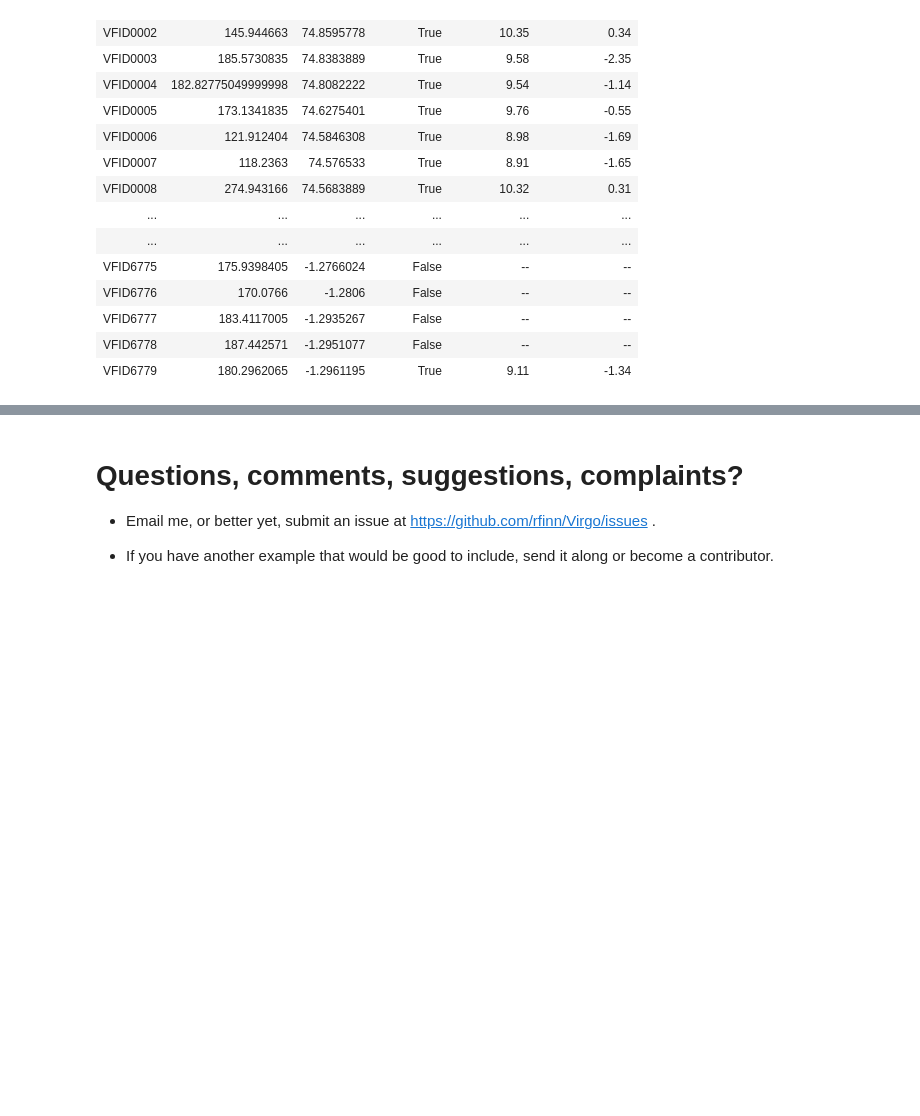
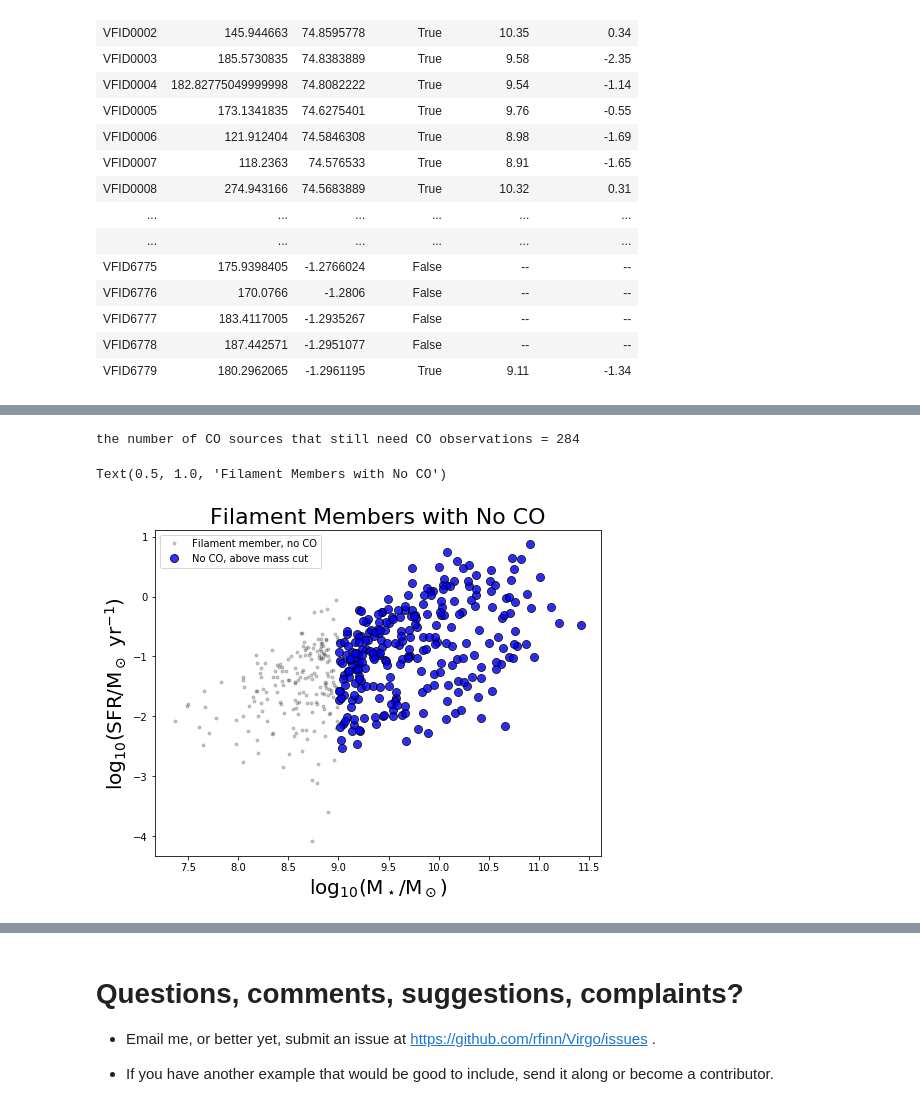
Before and after one commit to rfinn/Virgo, a Jupyter notebook: notebooks/using-vf-catalogs.ipynb, the cells around one changed output, grey strips where cells are left out. Drawn from its saved outputs; the diff is of its cells as text; code cells hidden in the pictures; blank space fills up the shorter version.

Commit message:
updates for filament memb no CO

```diff
--- a/notebooks/using-vf-catalogs.ipynb
+++ b/notebooks/using-vf-catalogs.ipynb
@@ -458,0 +466,26 @@ newtab.write(plotdir+'test_table.fits',format='fits',overwrite=True)
+# %%
+# CO flag is false, z0MGS is true, and stellar mass > 9
+noCOflag = ~v.main['COflag'] & v.main['Z0MGSflag'] & v.env['filament_member']
+noCOmassflag  = noCOflag &  (v.z0mgs['logmass'] > 9.)
+print('the number of CO sources that still need CO observations = {}'.format(np.sum(noCOmassflag)))
+# %% [output]
+the number of CO sources that still need CO observations = 284
+# %%
+plt.figure(figsize=(8,6))
+# make a flag for those with an available stellar mass
+
+# plot SFR vs stellar mass
+plt.plot(v.z0mgs['logmass'][noCOflag],v.z0mgs['logsfr'][noCOflag],'k.',alpha=.2,label='Filament member, no CO')
+
+# now let's plot the CO sources as well, and require them to be filament members
+plt.plot(v.z0mgs['logmass'][noCOmassflag],v.z0mgs['logsfr'][noCOmassflag],'bo',markersize=8,mec='k',alpha=.8,label='No CO, above mass cut')
+
+
+plt.legend()
+
+plt.xlabel(r'$\rm \log_{10}(M_\star/M_\odot)$',fontsize=20)
+plt.ylabel(r'$\rm \log_{10}(SFR/M_\odot~yr^{-1})$',fontsize=20)
+plt.title('Filament Members with No CO',fontsize=22)
+# %% [output]
+Text(0.5, 1.0, 'Filament Members with No CO')
+[figure, added]
```
Also changed, not shown: parts of 9 cells of this notebook.
